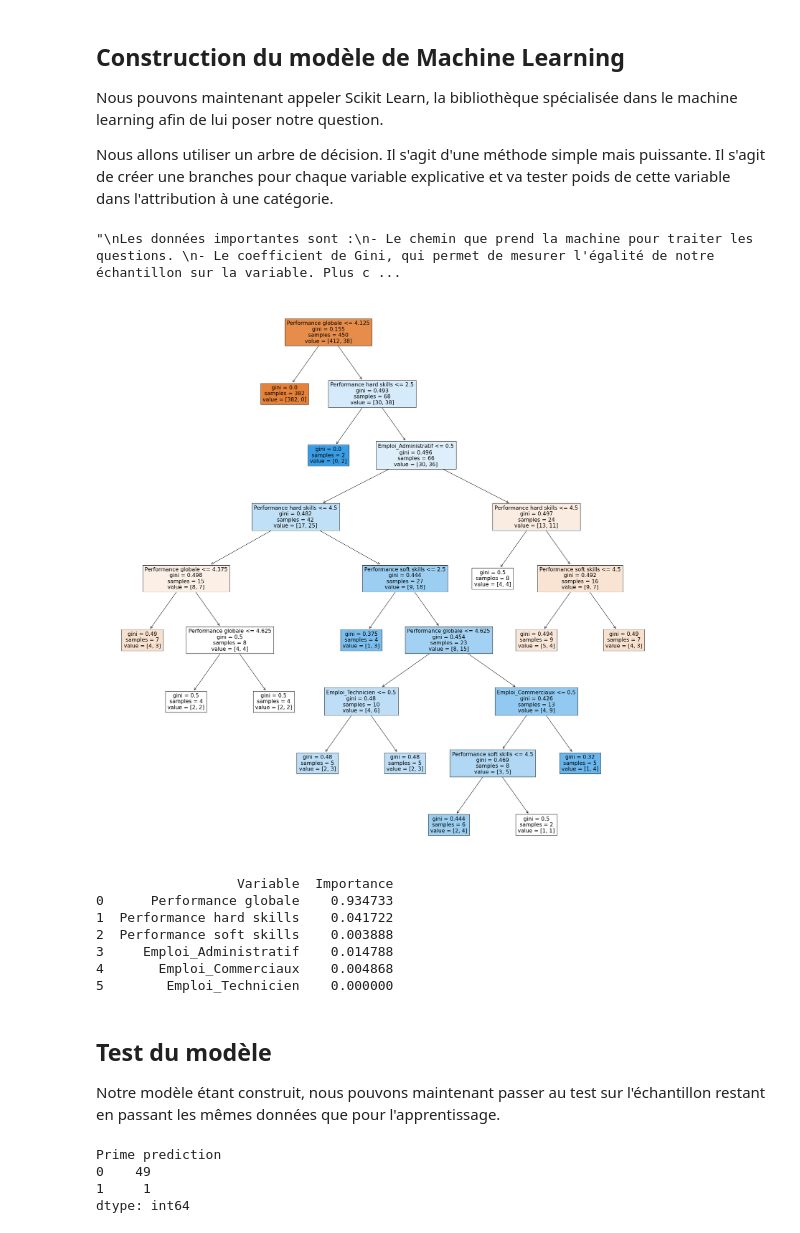
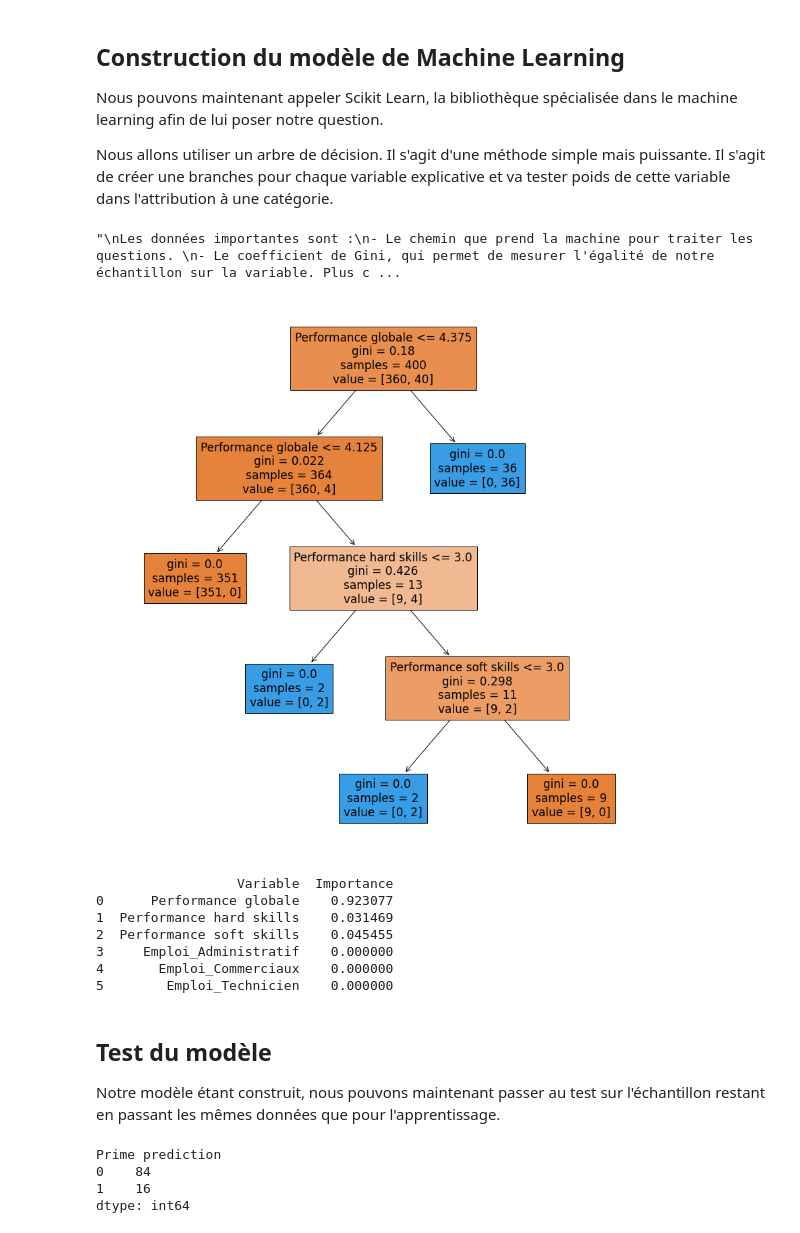
Before and after one commit to ArnaudCoulon/HRAnalytics.fr, a Jupyter notebook: Analytics/introduction_ML/Intro_ML_clustering_notebook.ipynb, the cells around one changed output. Saved outputs shown, nothing was run; the diff lists cells and outputs as text; code cells hidden in the pictures.

```diff
--- a/Analytics/introduction_ML/Intro_ML_clustering_notebook.ipynb
+++ b/Analytics/introduction_ML/Intro_ML_clustering_notebook.ipynb
@@ -165,7 +181,7 @@ Afin de constituer notre modèle, nous allons séparer nos données  en deux bas
 
 Pour faire simple, nous utiliserons une méthode de sélection aléatoire.
 # %%
-df_train = df.sample(frac = 0.9)
+df_train = df.sample(frac = 0.8)
 
 df_test=df.drop(df_train.index)
 
@@ -212,51 +228,53 @@ clf= tree.DecisionTreeClassifier()
 clf = clf.fit(X,y)
 # %%
-#Une fois l'entrainement réalisé, il est possible d'afficher l'arbre de décision
-#En bleu, se trouvent les chemins qui permettent de constater l'attribution d'une prime
+# Une fois l'entrainement réalisé, il est possible d'afficher l'arbre de décision.
+# En bleu, se trouvent les chemins qui permettent de constater l'attribution d'une prime.
+# On y retrouve le nombre d'observations qui respectent ce critère.
+
 from sklearn.tree import plot_tree
 import matplotlib.pyplot as plt
 
 X_col = X.columns
-plt.figure(figsize = (30,30))
+plt.figure(figsize = (15,15))
 plot_tree(clf,feature_names= X_col, filled = True)
 
 """
 Les données importantes sont :
 - Le chemin que prend la machine pour traiter les questions.
 - Le coefficient de Gini, qui permet de mesurer l'égalité de notre échantillon sur la variable. Plus cet indice est petit, pour les classes sont concentrées sur un sommet
 """
 # %% [output]
 "\nLes données importantes sont :\n- Le chemin que prend la machine pour traiter les questions. \n- Le coefficient de Gini, qui permet de mesurer l'égalité de notre échantillon sur la variable. Plus c ...
-[figure, old version]
+[figure, new version]
 # %%
 #On constate que la performance globale est la variable la plus importante suivie des autres sources de performance et des types d'emploi.
 impVarFirst={"Variable":X_col,"Importance":clf.feature_importances_}
 print(pd.DataFrame(impVarFirst))
 # %% [output]
                   Variable  Importance
-0      Performance globale    0.934733
-1  Performance hard skills    0.041722
-2  Performance soft skills    0.003888
-3     Emploi_Administratif    0.014788
-4       Emploi_Commerciaux    0.004868
+0      Performance globale    0.923077
+1  Performance hard skills    0.031469
+2  Performance soft skills    0.045455
+3     Emploi_Administratif    0.000000
+4       Emploi_Commerciaux    0.000000
 5        Emploi_Technicien    0.000000
 # %% [markdown]
 ## Test du modèle
 
 Notre modèle étant construit, nous pouvons maintenant passer au test sur l'échantillon restant en passant les mêmes données que pour l'apprentissage.
 # %%
-#Selection des donner à tester
+# Selection des donner à tester
 X_test = df_test[variables_test]
 
-#Lancement du test
+# Lancement du test
 prediction = pd.DataFrame(clf.predict(X_test))
 prediction.columns= ["Prime prediction"]
 
-#Affichage du test
+# Affichage du test
 prediction.groupby("Prime prediction").size()
 # %% [output]
 Prime prediction
-0    49
-1     1
+0    84
+1    16
 dtype: int64
 # %% [markdown]
```
Also changed, not shown: parts of 35 cells of this notebook.
